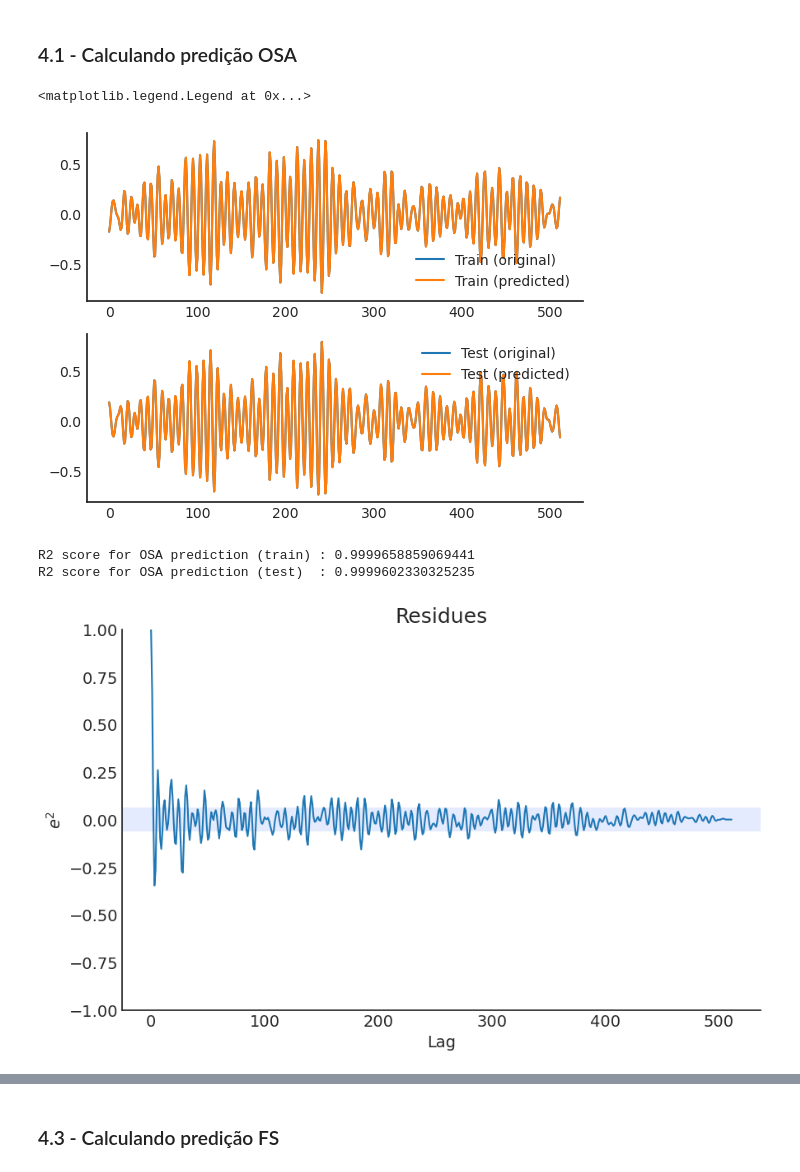
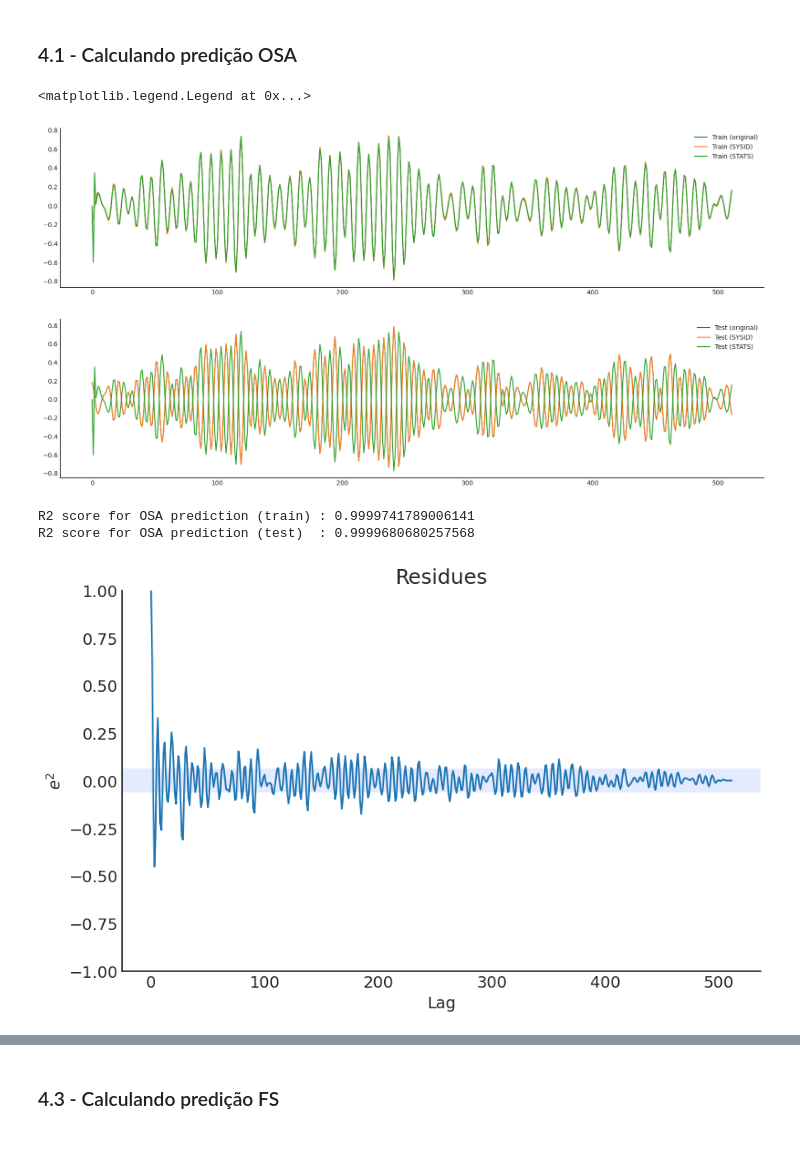
Before and after one commit to prj-phcp/SYSID_Atividades, a Jupyter notebook: Atividade06/Atividade06.ipynb, the cells around one changed output, grey strips where cells are left out. Saved outputs shown, nothing was run; the diff lists cells and outputs as text; code cells hidden in the pictures; blank space fills up the shorter version.

```diff
--- a/Atividade06/Atividade06.ipynb
+++ b/Atividade06/Atividade06.ipynb
@@ -100,7 +107,7 @@ basis_function = Polynomial(degree=1)
 na = 4
 nb = 6
 ne = 1
-model = FROLS(
+model_SYSID = FROLS(
     order_selection=True,
     ylag=na, xlag=nb,elag=ne,
     basis_function=basis_function,
@@ -112,6 +121,16 @@ model = FROLS(
+# %%
+na = 4
+nb = 6
+ne = 1
+model_STATS = ARIMA(
+    endog=y_tr,
+    exog=X1_tr,
+    order=(na, nb, ne)
+)
 # %% [markdown]
 ## Passo 3 - Realizando ajuste inicial
 # %% [markdown]
 ### 3.1 - Performando o ajuste
 # %%
-model.fit(X=X1_tr, y=y_tr)
+model_SYSID.fit(X=X1_tr, y=y_tr)
+model_STATS = model_STATS.fit()
@@ -146,28 +179,33 @@ r
 # %% [markdown]
 ### 4.1 - Calculando predição OSA
 # %%
-y_tr_pr_OSA = model.predict(X=X1_tr, y=y_tr,steps_ahead=1)
-y_te_pr_OSA = model.predict(X=X1_te, y=y_te,steps_ahead=1)
+y_tr_pr_OSA_SYSID = model_SYSID.predict(X=X1_tr, y=y_tr,steps_ahead=1)
+y_te_pr_OSA_SYSID = model_SYSID.predict(X=X1_te, y=y_te,steps_ahead=1)
+
+y_tr_pr_OSA_STATS = model_STATS.predict(steps=512, endog=y_tr, exog=X1_tr)
+y_te_pr_OSA_STATS = model_STATS.predict(steps=512, endog=y_tr, exog=X1_tr)
 # %%
-fig, ax = plt.subplots(2,1)
+fig, ax = plt.subplots(2,1, figsize=(20,10))
 ax[0].plot(y_tr, label='Train (original)')
-ax[0].plot(y_tr_pr_OSA, label='Train (predicted)')
+ax[0].plot(y_tr_pr_OSA_SYSID, label='Train (SYSID)')
+ax[0].plot(y_tr_pr_OSA_STATS, label='Train (STATS)')
 ax[1].plot(y_te, label='Test (original)')
-ax[1].plot(y_te_pr_OSA, label='Test (predicted)')
+ax[1].plot(y_te_pr_OSA_SYSID, label='Test (SYSID)')
+ax[1].plot(y_te_pr_OSA_STATS, label='Test (STATS)')
 ax[0].legend()
 ax[1].legend()
 # %% [output]
 <matplotlib.legend.Legend at 0x...>
-[figure, old version]
+[figure, new version]
 # %%
-print('R2 score for OSA prediction (train) :', r2_score(y_tr, y_tr_pr_OSA))
-print('R2 score for OSA prediction (test)  :', r2_score(y_te, y_te_pr_OSA))
+print('R2 score for OSA prediction (train) :', r2_score(y_tr, y_tr_pr_OSA_SYSID))
+print('R2 score for OSA prediction (test)  :', r2_score(y_te, y_te_pr_OSA_SYSID))
 # %% [output]
-R2 score for OSA prediction (train) : 0.9999658859069441
-R2 score for OSA prediction (test)  : 0.9999602330325235
+R2 score for OSA prediction (train) : 0.9999741789006141
+R2 score for OSA prediction (test)  : 0.9999680680257568
 # %%
-ee = compute_residues_autocorrelation(y_tr, y_tr_pr_OSA)
+ee = compute_residues_autocorrelation(y_tr, y_tr_pr_OSA_SYSID)
 plot_residues_correlation(data=ee, title="Residues", ylabel="$e^2$")
 # %% [output]
-[figure, old version]
+[figure, new version]
 # %%
```
Also changed, not shown: parts of 13 cells of this notebook, 5 other files.
